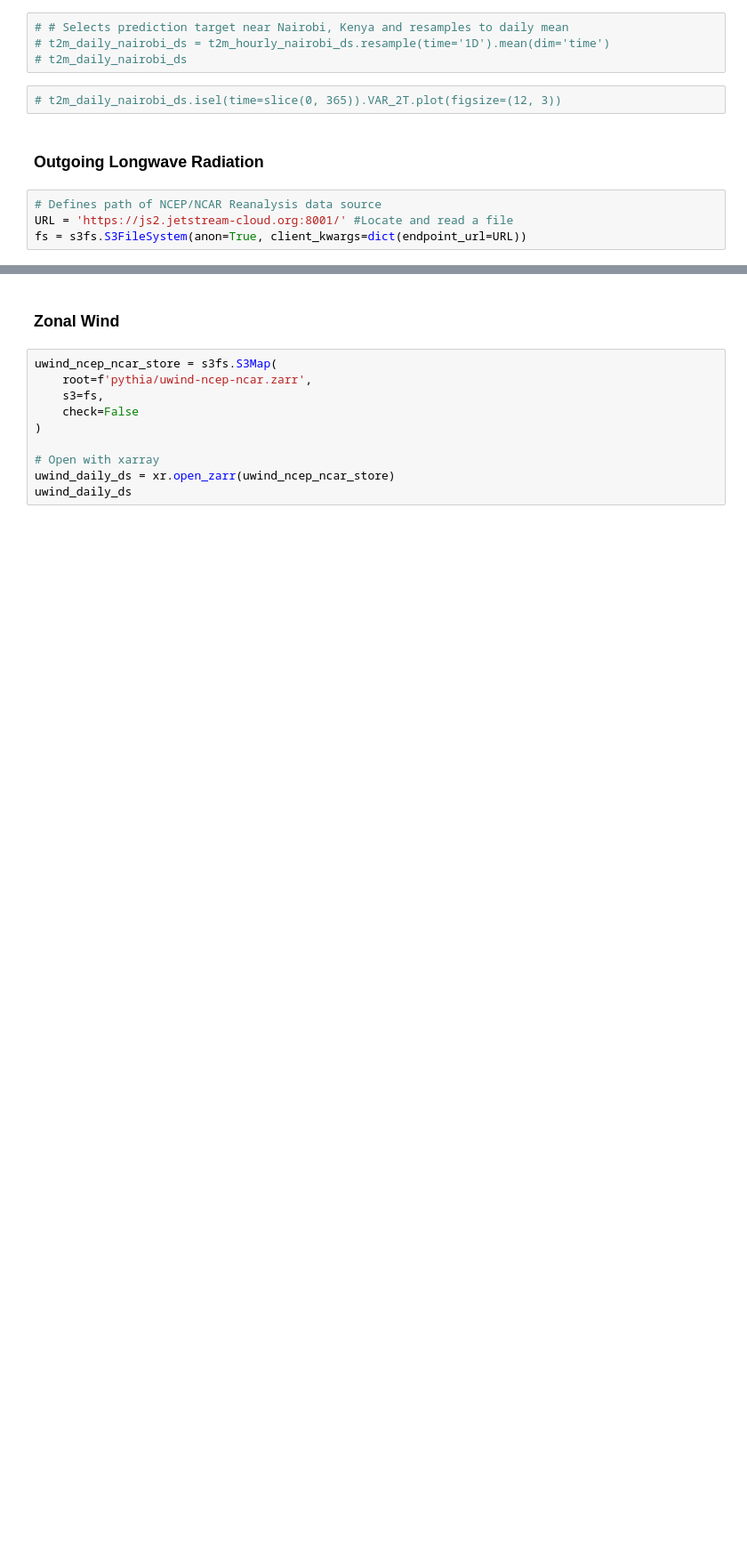
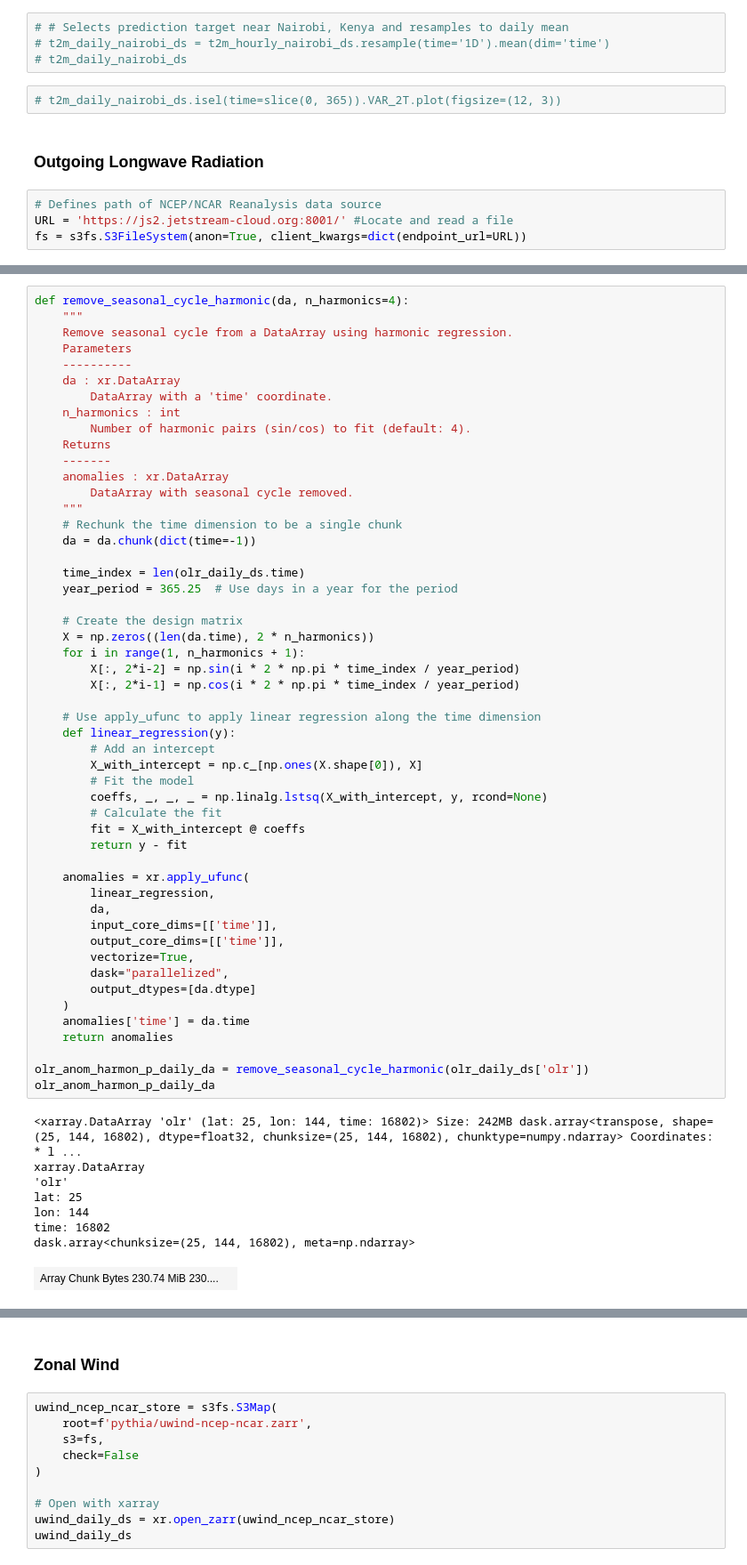
Before and after one commit to r-ford/spectral-analysis-cookbook, a Jupyter notebook: notebooks/ml-application.ipynb, the cells around one changed output, grey strips where cells are left out. Shown at 89% size. Saved outputs shown, nothing was run; the diff lists cells and outputs as text; blank space fills up the shorter version.

```diff
--- a/notebooks/ml-application.ipynb
+++ b/notebooks/ml-application.ipynb
@@ -129,0 +281,60 @@ conservative
+# %%
+def remove_seasonal_cycle_harmonic(da, n_harmonics=4):
+    """
+    Remove seasonal cycle from a DataArray using harmonic regression.
+    Parameters
+    ----------
+    da : xr.DataArray
+        DataArray with a 'time' coordinate.
+    n_harmonics : int
+        Number of harmonic pairs (sin/cos) to fit (default: 4).
+    Returns
+    -------
+    anomalies : xr.DataArray
+        DataArray with seasonal cycle removed.
+    """
+    # Rechunk the time dimension to be a single chunk
+    da = da.chunk(dict(time=-1))
+
+    time_index = len(olr_daily_ds.time)
+    year_period = 365.25  # Use days in a year for the period
+
+    # Create the design matrix
+    X = np.zeros((len(da.time), 2 * n_harmonics))
+    for i in range(1, n_harmonics + 1):
+        X[:, 2*i-2] = np.sin(i * 2 * np.pi * time_index / year_period)
+        X[:, 2*i-1] = np.cos(i * 2 * np.pi * time_index / year_period)
+
+    # Use apply_ufunc to apply linear regression along the time dimension
+    def linear_regression(y):
+        # Add an intercept
+        X_with_intercept = np.c_[np.ones(X.shape[0]), X]
+        # Fit the model
+        coeffs, _, _, _ = np.linalg.lstsq(X_with_intercept, y, rcond=None)
+        # Calculate the fit
+        fit = X_with_intercept @ coeffs
+        return y - fit
+
+    anomalies = xr.apply_ufunc(
+        linear_regression,
+        da,
+        input_core_dims=[['time']],
+        output_core_dims=[['time']],
+        vectorize=True,
+        dask="parallelized",
+        output_dtypes=[da.dtype]
+    )
+    anomalies['time'] = da.time
+    return anomalies
+
+olr_anom_harmon_p_daily_da = remove_seasonal_cycle_harmonic(olr_daily_ds['olr'])
+olr_anom_harmon_p_daily_da
+# %% [output]
+<xarray.DataArray 'olr' (lat: 25, lon: 144, time: 16802)> Size: 242MB dask.array<transpose, shape=(25, 144, 16802), dtype=float32, chunksize=(25, 144, 16802), chunktype=numpy.ndarray> Coordinates: * l ...
+xarray.DataArray
+'olr'
+lat: 25
+lon: 144
+time: 16802
+dask.array<chunksize=(25, 144, 16802), meta=np.ndarray>
+| Array Chunk Bytes 230.74 MiB 230.... |  |
```
Also changed, not shown: parts of 27 cells of this notebook, 1 other file.
